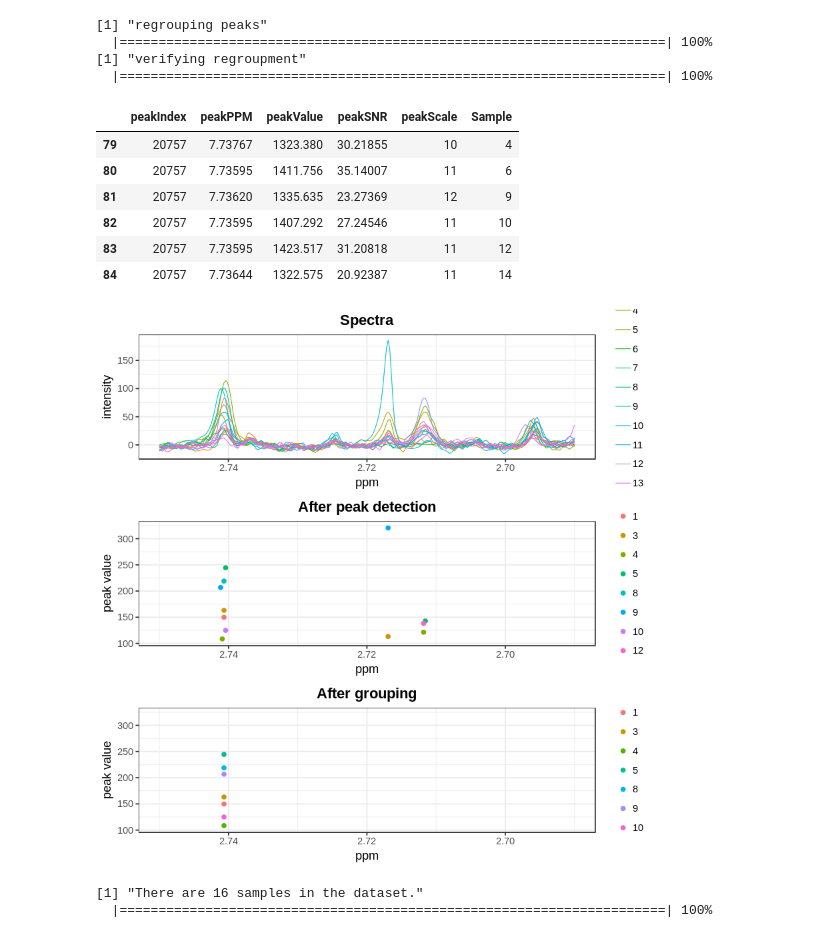
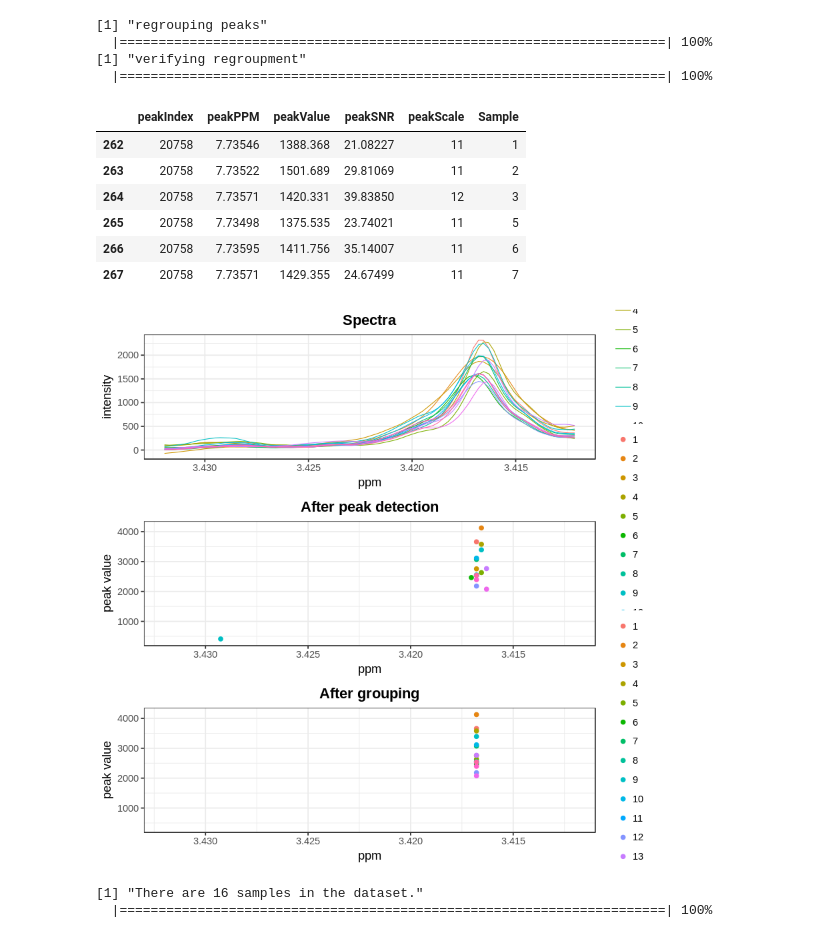
Before and after one commit to mkohram/arion, a Jupyter notebook: notebooks/arion_speaq.R.ipynb, the cells around one changed output. Cells and saved outputs as stored; diff of their text form; code cells hidden in the pictures.

```diff
--- a/notebooks/arion_speaq.R.ipynb
+++ b/notebooks/arion_speaq.R.ipynb
@@ -30,7 +30,7 @@ speaq::drawSpecPPM(Y.spec = spectra,
 peaks <- speaq::getWaveletPeaks(Y.spec=spectra,
                                      X.ppm=ppm,
                                      window.split=4,
-                                     baselineThresh = 100,
+                                     baselineThresh = 10,
                                      SNR.Th = -1,
                                      nCPU = -1,
                                      include_nearbyPeaks = TRUE)
@@ -52,27 +52,27 @@ grouped <- speaq::PeakGrouper(Y.peaks = peaks,
 head(grouped[grouped$peakPPM < 7.75 & grouped$peakPPM > 7.70,])
 # %% [output]
 |  | peakIndex | peakPPM | peakValue | peakSNR | peakScale | Sample |
-| 79 | 20757 | 7.73767 | 1323.380 | 30.21855 | 10 | 4 |
-| 80 | 20757 | 7.73595 | 1411.756 | 35.14007 | 11 | 6 |
-| 81 | 20757 | 7.73620 | 1335.635 | 23.27369 | 12 | 9 |
-| 82 | 20757 | 7.73595 | 1407.292 | 27.24546 | 11 | 10 |
-| 83 | 20757 | 7.73595 | 1423.517 | 31.20818 | 11 | 12 |
-| 84 | 20757 | 7.73644 | 1322.575 | 20.92387 | 11 | 14 |
+| 262 | 20758 | 7.73546 | 1388.368 | 21.08227 | 11 | 1 |
+| 263 | 20758 | 7.73522 | 1501.689 | 29.81069 | 11 | 2 |
+| 264 | 20758 | 7.73571 | 1420.331 | 39.83850 | 12 | 3 |
+| 265 | 20758 | 7.73498 | 1375.535 | 23.74021 | 11 | 5 |
+| 266 | 20758 | 7.73595 | 1411.756 | 35.14007 | 11 | 6 |
+| 267 | 20758 | 7.73571 | 1429.355 | 24.67499 | 11 | 7 |
 # %%
 # adding labels to the dat a for plotting and the group ppm values
 library(ggplot2)
-ROI.ppm <- 2.72
-roiWidth.ppm <- 0.03
+ROI.ppm <- 3.422
+roiWidth.ppm <- 0.01
 
 speaq::ROIplot(Y.spec = spectra,
                X.ppm = ppm,
                ungrouped.peaks = peaks,
                grouped.peaks = grouped,
                ROI.ppm = ROI.ppm,
                roiWidth.ppm = roiWidth.ppm)
 #                groupLabels = as.factor(wine.color))
 # %% [output]
-[figure, old version]
+[figure, new version]
 # %%
 filled <- speaq::PeakFilling(Y.grouped = grouped,
                                   Y.spec = spectra,
```
Also changed, not shown: parts of 11 cells of this notebook, 4 other files.
